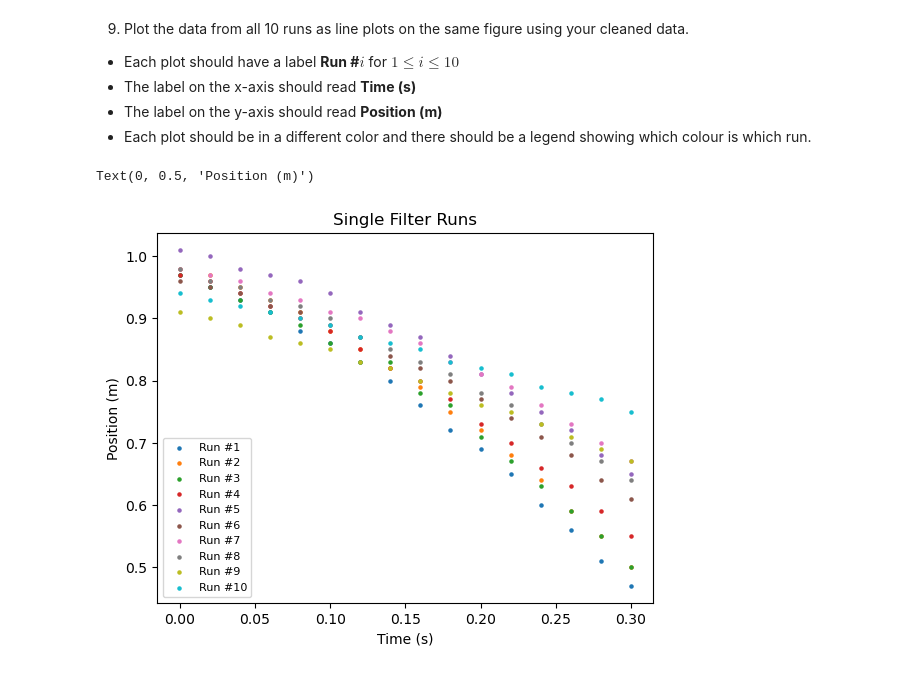
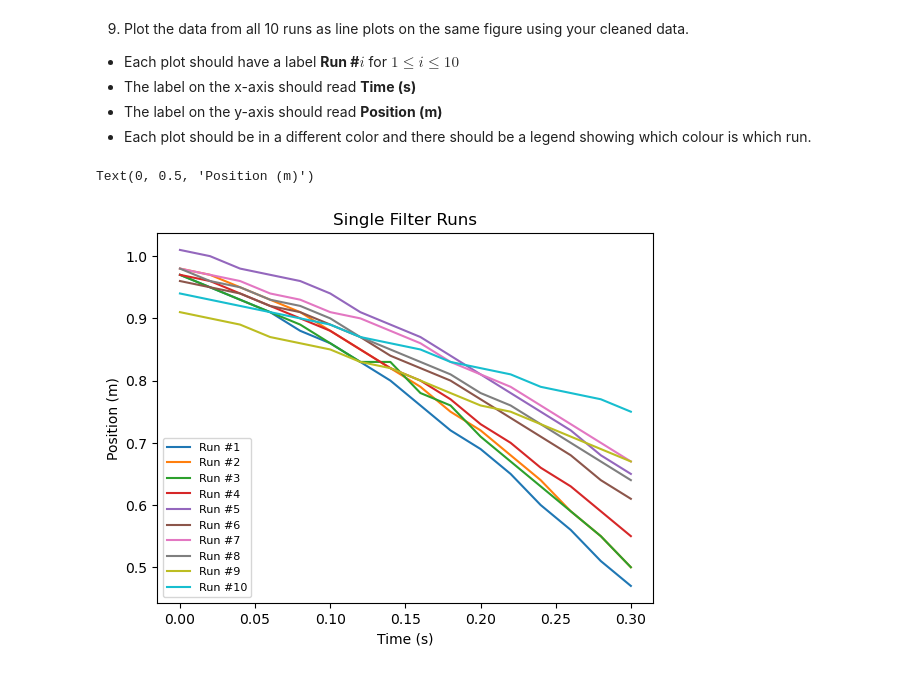
Before and after one commit to FabioCastroMorffi/SF-2, a Jupyter notebook: week-4/Assignment#1/assign1.ipynb, the cells around one changed output. Drawn from its saved outputs; the diff is of its cells as text; code cells hidden in the pictures.

Commit message:
changed scatter plots for line plots on part 2

```diff
--- a/week-4/Assignment#1/assign1.ipynb
+++ b/week-4/Assignment#1/assign1.ipynb
@@ -379,23 +379,23 @@ pd.read_csv('clean_data_multiple_filter.csv')
 # %%
 # Your code for step 9 goes here:
 #Doing the regression bit in a function
 '''def regressionFit(x_coor, y_coor, index):
     b, a = np.polyfit(x_coor, y_coor, deg = 1) #b is a slope, a is y intercept
     xseq = np.linspace(0.5,clean_df.iloc[-1, i])
     reg_line = plt.plot(xseq, b *xseq+a, c ='red')
     return reg_line'''
 
 #Plotting data as scatter points with matplot
 clean_df = clean_df.dropna()
 for i in range((int(len(clean_df.columns)/2))):
     xpoints = clean_df.iloc[:, i].to_numpy()
     ypoints =clean_df.iloc[:, (i+int(len(clean_df.columns)/2))].to_numpy()
-    plt.scatter(xpoints, ypoints, s  = 5, label=f'Run #{i+1}')
+    plt.plot(xpoints, ypoints, label=f'Run #{i+1}')
     #regressionFit(xpoints, ypoints, i)
 plt.legend(fontsize=8)
 plt.title('Single Filter Runs')
 plt.xlabel('Time (s)')
 plt.ylabel('Position (m)')
 # %% [output]
 Text(0, 0.5, 'Position (m)')
-[figure, old version]
+[figure, new version]
```
